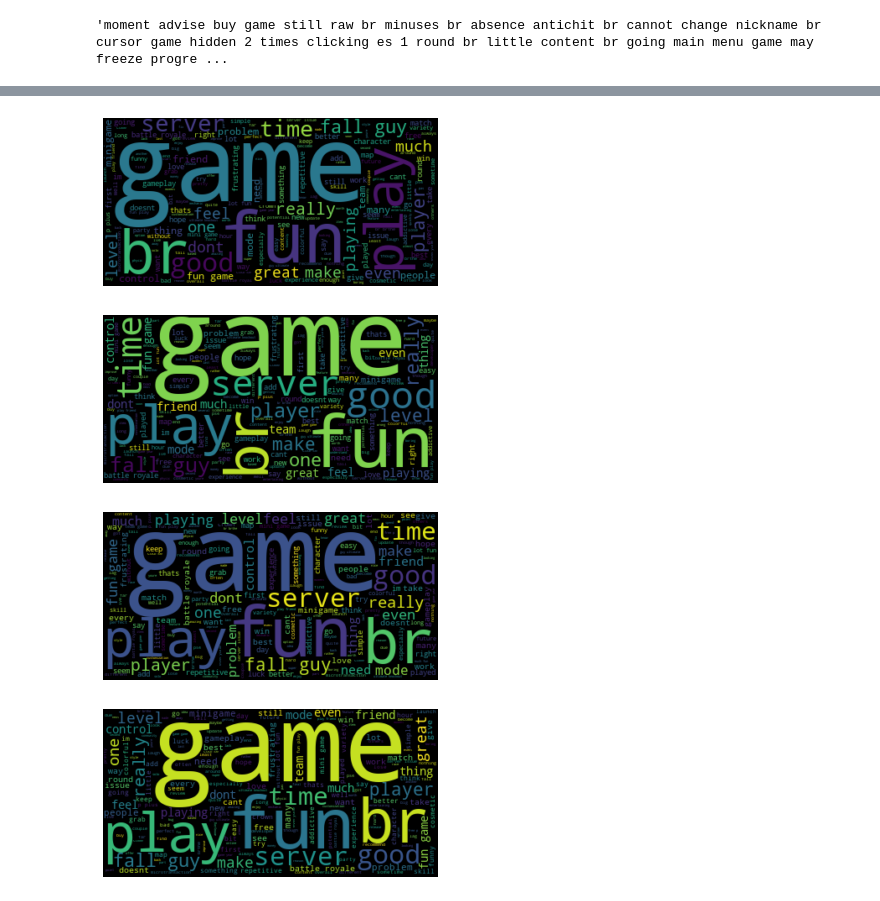
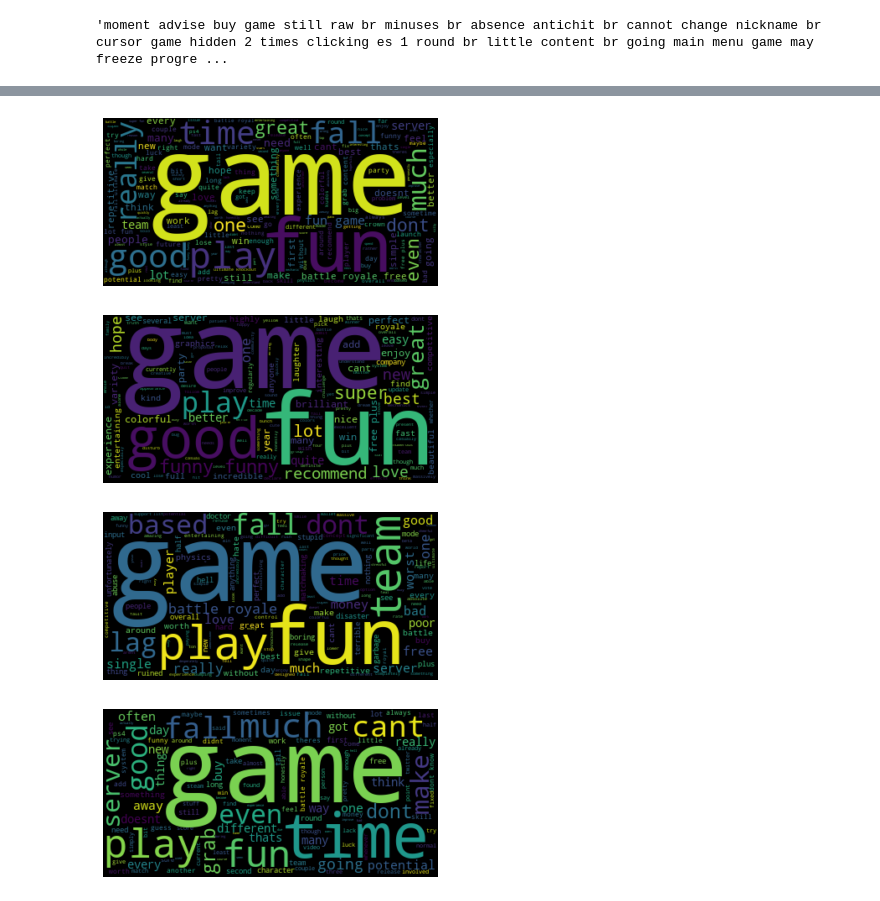
Before and after one commit to ehern251/ML-Project, a Jupyter notebook: Project-V2.ipynb, the cells around one changed output, grey strips where cells are left out. Drawn from its saved outputs; the diff is of its cells as text; code cells hidden in the pictures.

```diff
--- a/Project-V2.ipynb
+++ b/Project-V2.ipynb
@@ -186,3 +186,12 @@ translated_df.head()
 translated_df['review_text'][0]
 # %% [output]
 'moment advise buy game still raw br minuses br absence antichit br cannot change nickname br cursor game hidden 2 times clicking es 1 round br little content br going main menu game may freeze progre ...
+# %%
+words = set(nltk.corpus.words.words())
+
+def removeNonEnglish(df):
+    return " ".join(w for w in nltk.wordpunct_tokenize(df) \
+             if w.lower() in words or not w.isalpha())
+
+translated_df['review_text'] = translated_df['review_text'].apply(lambda w: removeNonEnglish(w))
+translated_df['review_text'][0]
@@ -262,15 +264,0 @@ Actual Score: 9.0
-# %%
-w_tokenizer = nltk.tokenize.WhitespaceTokenizer()
-lemmatizer = nltk.stem.WordNetLemmatizer()
-
-def collapse_list_to_string(string_list):
-    return ' '.join(string_list)
-
-def lemmatize_text(text):
-    return [lemmatizer.lemmatize(w) for w in w_tokenizer.tokenize(text)]
-
-translated_df['review_text'] = translated_df['review_text'].astype(str).apply(lemmatize_text)
-
-translated_df['review_text'] = translated_df['review_text'].apply(collapse_list_to_string)
-
-display(translated_df['review_text'])
@@ -300,18 +275,18 @@ def plot_wordcloud_top_n(df,number_of_reviews,score_column,data_column,output_fi
     sliced_df = df.nlargest(number_of_reviews,score_column)
     plot_wordcloud(sliced_df[data_column],output_filename)
 # %% [output]
-[figure, old version]
+[figure, new version]
 # %%
-plot_wordcloud_top_n(translated_df,500,'positive sentiment score','review_text','positive-wordcloud')
+plot_wordcloud_top_n(translated_df,50,'positive sentiment score','review_text','positive-wordcloud')
 # %% [output]
-[figure, old version]
+[figure, new version]
 # %%
-plot_wordcloud_top_n(translated_df,500,'negative sentiment score','review_text','negative-wordcloud')
+plot_wordcloud_top_n(translated_df,50,'negative sentiment score','review_text','negative-wordcloud')
 # %% [output]
-[figure, old version]
+[figure, new version]
 # %%
-plot_wordcloud_top_n(translated_df,500,'neutral sentiment score', 'review_text', 'neutral-wordcloud')
+plot_wordcloud_top_n(translated_df,50,'neutral sentiment score', 'review_text', 'neutral-wordcloud')
 # %% [output]
-[figure, old version]
+[figure, new version]
 # %%
 # X = np.array(new_model.wv['bad'], dtype=float).reshape(-1, 1)
```
Also changed, not shown: parts of 17 cells of this notebook.
